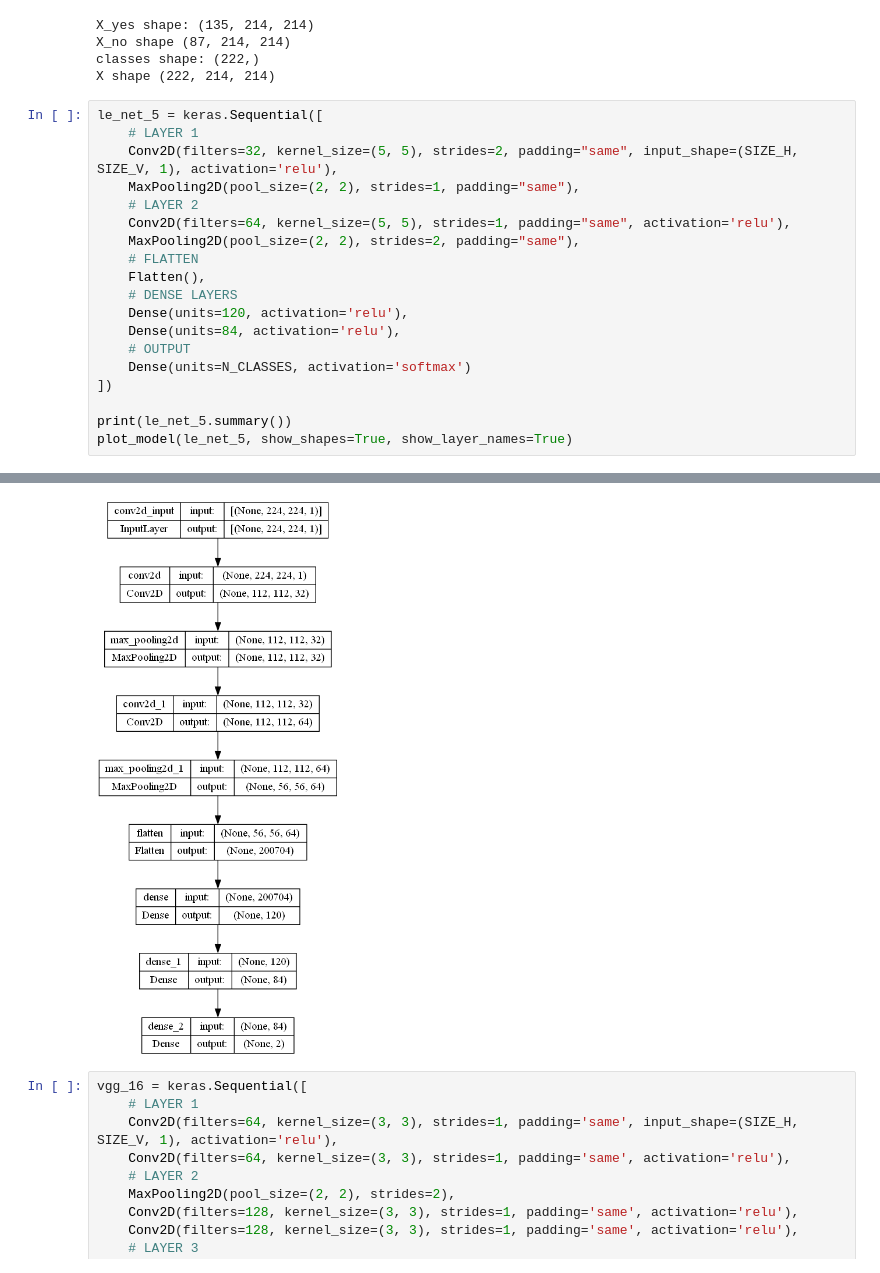
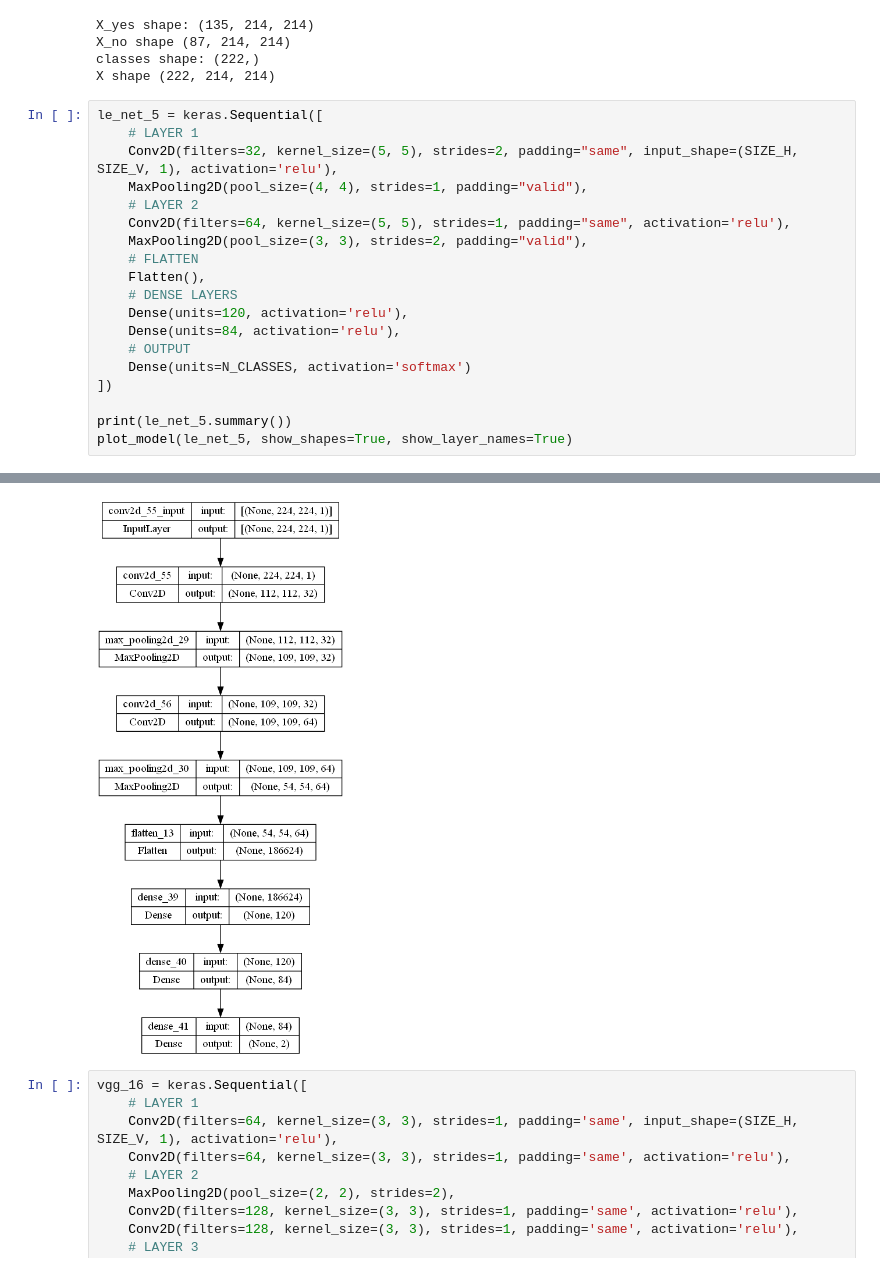
Before and after one commit to BittingBarracuda/BTD_Python, a Jupyter notebook: nn2_train.ipynb, the cells around one changed output, grey strips where cells are left out. Drawn from its saved outputs; the diff is of its cells as text.

```diff
--- a/nn2_train.ipynb
+++ b/nn2_train.ipynb
@@ -61,10 +61,10 @@ X shape (222, 214, 214)
 le_net_5 = keras.Sequential([
     # LAYER 1
     Conv2D(filters=32, kernel_size=(5, 5), strides=2, padding="same", input_shape=(SIZE_H, SIZE_V, 1), activation='relu'),
-    MaxPooling2D(pool_size=(2, 2), strides=1, padding="same"),
+    MaxPooling2D(pool_size=(4, 4), strides=1, padding="valid"),
     # LAYER 2
     Conv2D(filters=64, kernel_size=(5, 5), strides=1, padding="same", activation='relu'),
-    MaxPooling2D(pool_size=(2, 2), strides=2, padding="same"),
+    MaxPooling2D(pool_size=(3, 3), strides=2, padding="valid"),
     # FLATTEN
     Flatten(),
     # DENSE LAYERS
@@ -94,7 +94,7 @@ Trainable params: 24,147,030
 Non-trainable params: 0
 _________________________________________________________________
 None
-[figure, old version]
+[figure, new version]
 # %%
 vgg_16 = keras.Sequential([
     # LAYER 1
```
Also changed, not shown: parts of 1 cell of this notebook, 1 other file.
